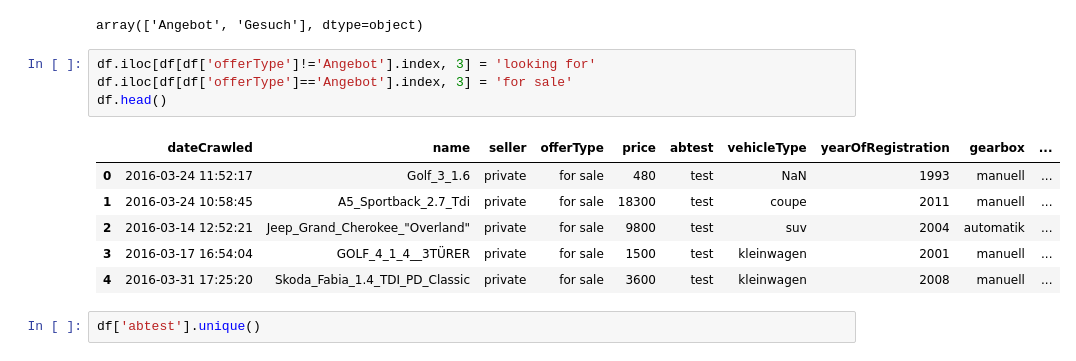
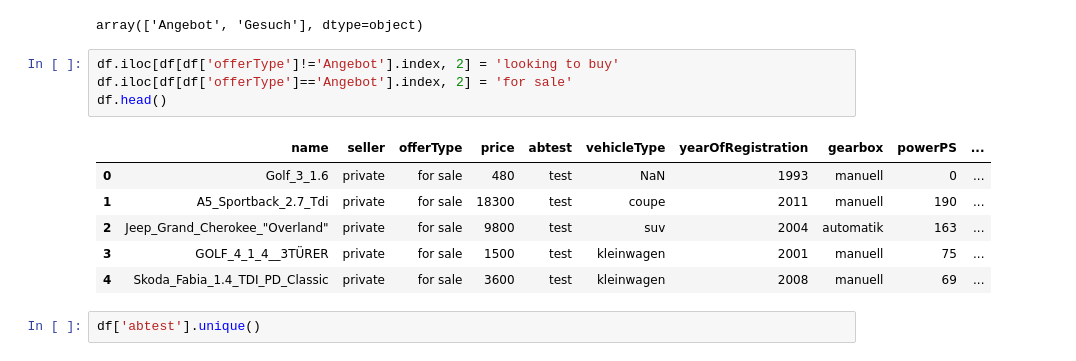
Before and after one commit to thomsu/Ebay-Car-Ads, a Jupyter notebook: CarRegression.ipynb, the cells around one changed output. Cells and saved outputs as stored; diff of their text form.

```diff
--- a/CarRegression.ipynb
+++ b/CarRegression.ipynb
@@ -70,16 +70,16 @@ df['offerType'].unique()
 # %% [output]
 array(['Angebot', 'Gesuch'], dtype=object)
 # %%
-df.iloc[df[df['offerType']!='Angebot'].index, 3] = 'looking for'
-df.iloc[df[df['offerType']=='Angebot'].index, 3] = 'for sale'
+df.iloc[df[df['offerType']!='Angebot'].index, 2] = 'looking to buy'
+df.iloc[df[df['offerType']=='Angebot'].index, 2] = 'for sale'
 df.head()
 # %% [output]
-|  | dateCrawled | name | seller | offerType | price | abtest | vehicleType | yearOfRegistration | gearbox | ... |
-| 0 | 2016-03-24 11:52:17 | Golf_3_1.6 | private | for sale | 480 | test | NaN | 1993 | manuell | ... |
-| 1 | 2016-03-24 10:58:45 | A5_Sportback_2.7_Tdi | private | for sale | 18300 | test | coupe | 2011 | manuell | ... |
-| 2 | 2016-03-14 12:52:21 | Jeep_Grand_Cherokee_"Overland" | private | for sale | 9800 | test | suv | 2004 | automatik | ... |
-| 3 | 2016-03-17 16:54:04 | GOLF_4_1_4__3TÜRER | private | for sale | 1500 | test | kleinwagen | 2001 | manuell | ... |
-| 4 | 2016-03-31 17:25:20 | Skoda_Fabia_1.4_TDI_PD_Classic | private | for sale | 3600 | test | kleinwagen | 2008 | manuell | ... |
+|  | name | seller | offerType | price | abtest | vehicleType | yearOfRegistration | gearbox | powerPS | ... |
+| 0 | Golf_3_1.6 | private | for sale | 480 | test | NaN | 1993 | manuell | 0 | ... |
+| 1 | A5_Sportback_2.7_Tdi | private | for sale | 18300 | test | coupe | 2011 | manuell | 190 | ... |
+| 2 | Jeep_Grand_Cherokee_"Overland" | private | for sale | 9800 | test | suv | 2004 | automatik | 163 | ... |
+| 3 | GOLF_4_1_4__3TÜRER | private | for sale | 1500 | test | kleinwagen | 2001 | manuell | 75 | ... |
+| 4 | Skoda_Fabia_1.4_TDI_PD_Classic | private | for sale | 3600 | test | kleinwagen | 2008 | manuell | 69 | ... |
 # %%
 df['abtest'].unique()
 # %% [output]
```
Also changed, not shown: parts of 35 cells of this notebook, 2 other files.
